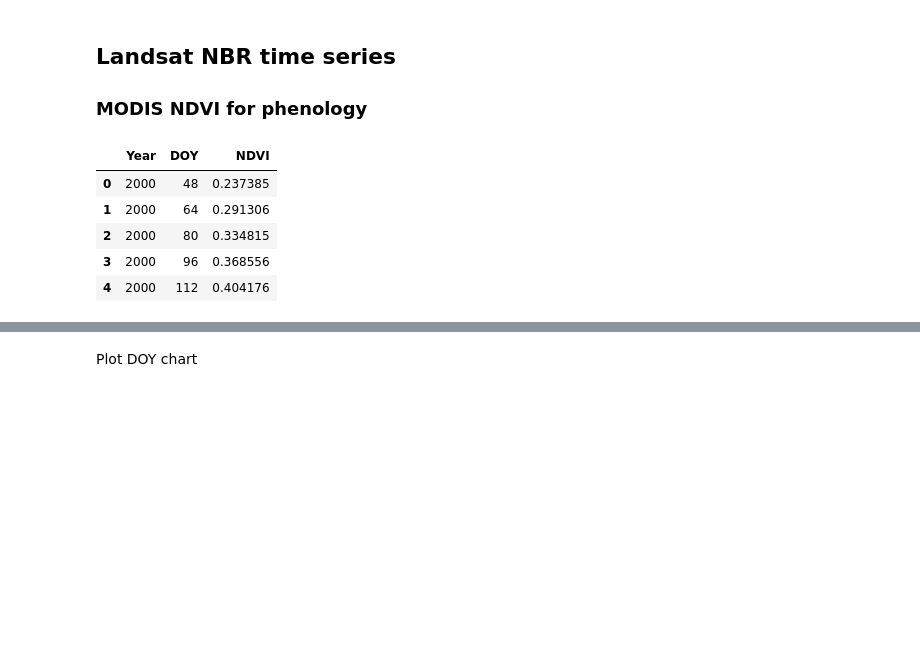
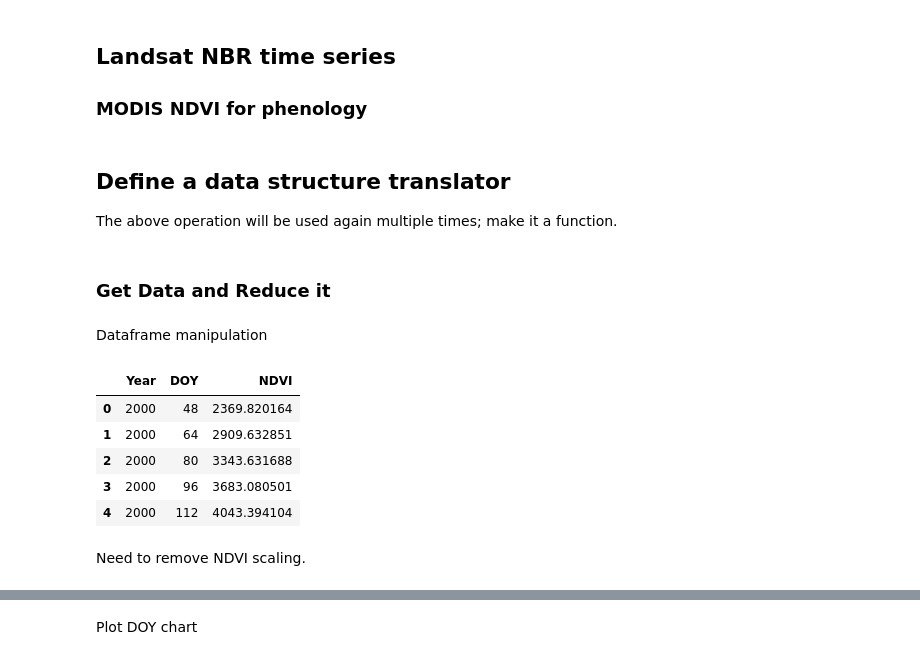
Before and after one commit to jdbcode/G4G19, a Jupyter notebook: time-series-visualization.ipynb, the cells around one changed output, grey strips where cells are left out. Cells and saved outputs as stored; diff of their text form; code cells hidden in the pictures; blank space fills up the shorter version.

```diff
--- a/time-series-visualization.ipynb
+++ b/time-series-visualization.ipynb
@@ -29,0 +151,10 @@ Successfully saved authorization token.
+# %%
+reReArgs = {
+  'reducer': ee.Reducer.mean(),
+  'geometry': ee.Geometry.Point([0, 0]),
+  'scale': 1000,
+  'crs': 'EPSG:5070',
+  'bestEffort': True,
+  'maxPixels': 1e14,
+  'tileScale': 4
+}
@@ -29,0 +205,10 @@ Successfully saved authorization token.
+# %%
+def getReReList(col, props):
+  dict = col.map(regionReduce) \
+    .filter(ee.Filter.notNull(props)) \
+    .reduceColumns(
+      reducer = ee.Reducer.toList().repeat(len(props)),
+      selectors = props
+    )
+
+  return(ee.List(dict.get('list')).getInfo())
@@ -222,13 +360,38 @@ snNdviList = snNdviList.getInfo()
+# %% [markdown]
+## Define a data structure translator
+
+The above operation will be used again multiple times; make it a function.
+# %%
+
+cols = {'Year': int, 'Month': int, 'DOY': int, 'Date': str, 'PDSI': float}
+
+def eeList2Df(list, cols):
+  df = pd.DataFrame(list).transpose()
+  df.columns = [k for k in cols.keys()]
+  return(df.astype(cols))
+# %% [markdown]
+### Get Data and Reduce it
+# %%
+# get modis NDVI collection
+ndvi = ee.ImageCollection('MODIS/006/MOD13A2').select('NDVI')
+
+# reset global args
+reReArgs['scale'] = 1000
+
+# Get a list containing a series of lists, one for each property given.
+snNdviList = getReReList(ndvi, ['Year', 'DOY', 'NDVI'])
+# %% [markdown]
+Dataframe manipulation
 # %%
-snNdviDf = pd.DataFrame(snNdviList)
-snNdviDf = snNdviDf.transpose()
-snNdviDf.columns = ['Year', 'DOY', 'NDVI']
-snNdviDf = snNdviDf.astype({'Year': int, 'DOY': int, 'NDVI': float})
+cols = {'Year': int, 'DOY': int, 'NDVI': float}
+snNdviDf = eeList2Df(snNdviList, cols)
 snNdviDf.head(5)
 # %% [output]
 |  | Year | DOY | NDVI |
-| 0 | 2000 | 48 | 0.237385 |
-| 1 | 2000 | 64 | 0.291306 |
-| 2 | 2000 | 80 | 0.334815 |
-| 3 | 2000 | 96 | 0.368556 |
-| 4 | 2000 | 112 | 0.404176 |
+| 0 | 2000 | 48 | 2369.820164 |
+| 1 | 2000 | 64 | 2909.632851 |
+| 2 | 2000 | 80 | 3343.631688 |
+| 3 | 2000 | 96 | 3683.080501 |
+| 4 | 2000 | 112 | 4043.394104 |
+# %% [markdown]
+Need to remove NDVI scaling.
```
Also changed, not shown: parts of 96 cells of this notebook.
